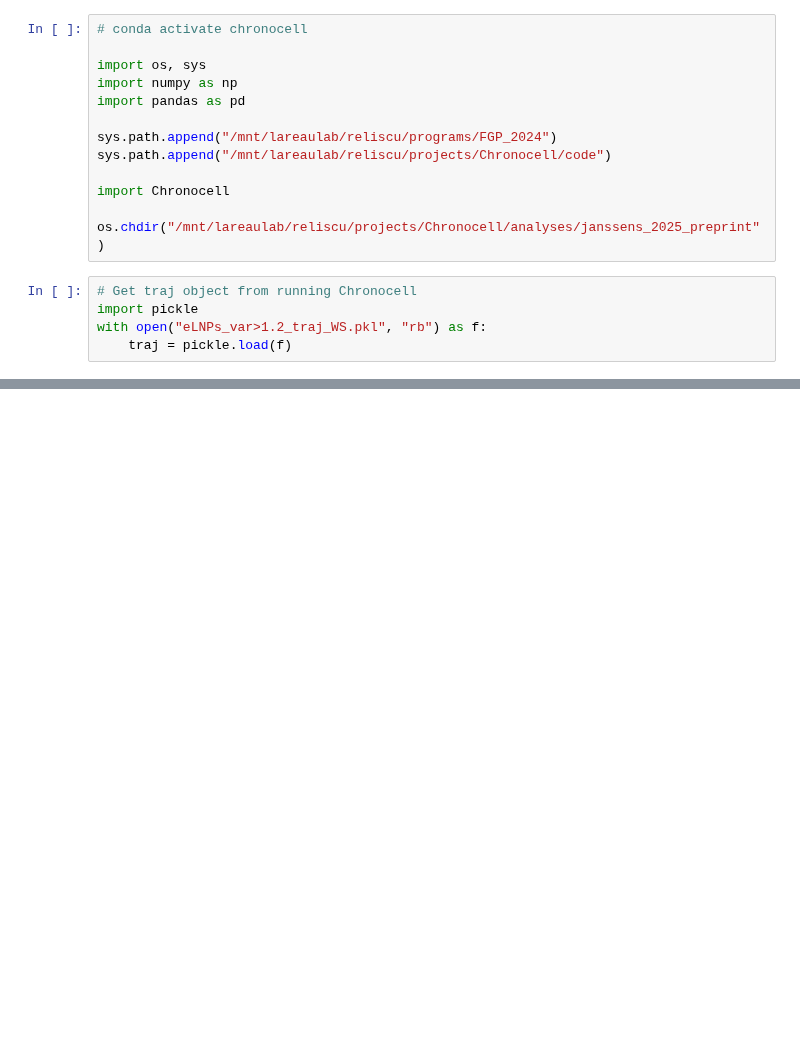
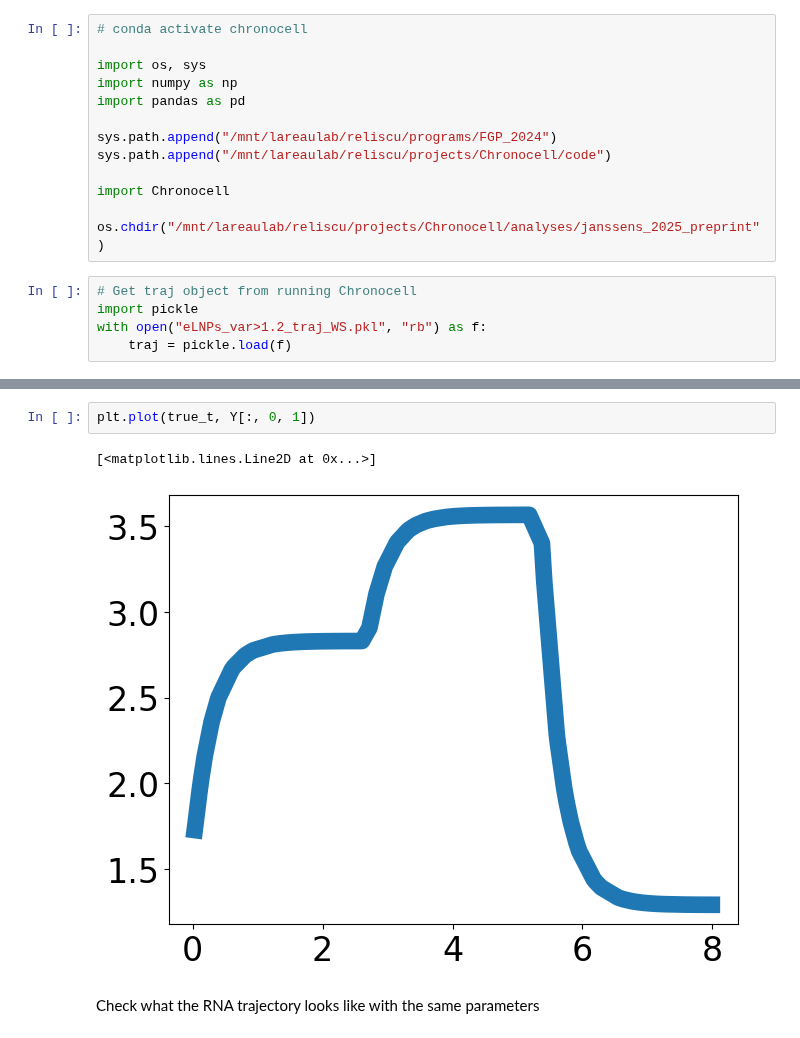
Before and after one commit to reliscu/chronocell_janssens_2025_preprint, a Jupyter notebook: 05_reconstruct_RNA_histories.ipynb, the cells around one changed output, grey strips where cells are left out. Cells and saved outputs as stored; diff of their text form; blank space fills up the shorter version.

```diff
--- a/05_reconstruct_RNA_histories.ipynb
+++ b/05_reconstruct_RNA_histories.ipynb
@@ -51,0 +217,7 @@ dt = np.diff(time_grid)
+# %%
+plt.plot(true_t, Y[:, 0, 1])
+# %% [output]
+[<matplotlib.lines.Line2D at 0x...>]
+[figure, added]
+# %% [markdown]
+Check what the RNA trajectory looks like with the same parameters
```
Also changed, not shown: parts of 26 cells of this notebook, 1 other file.
